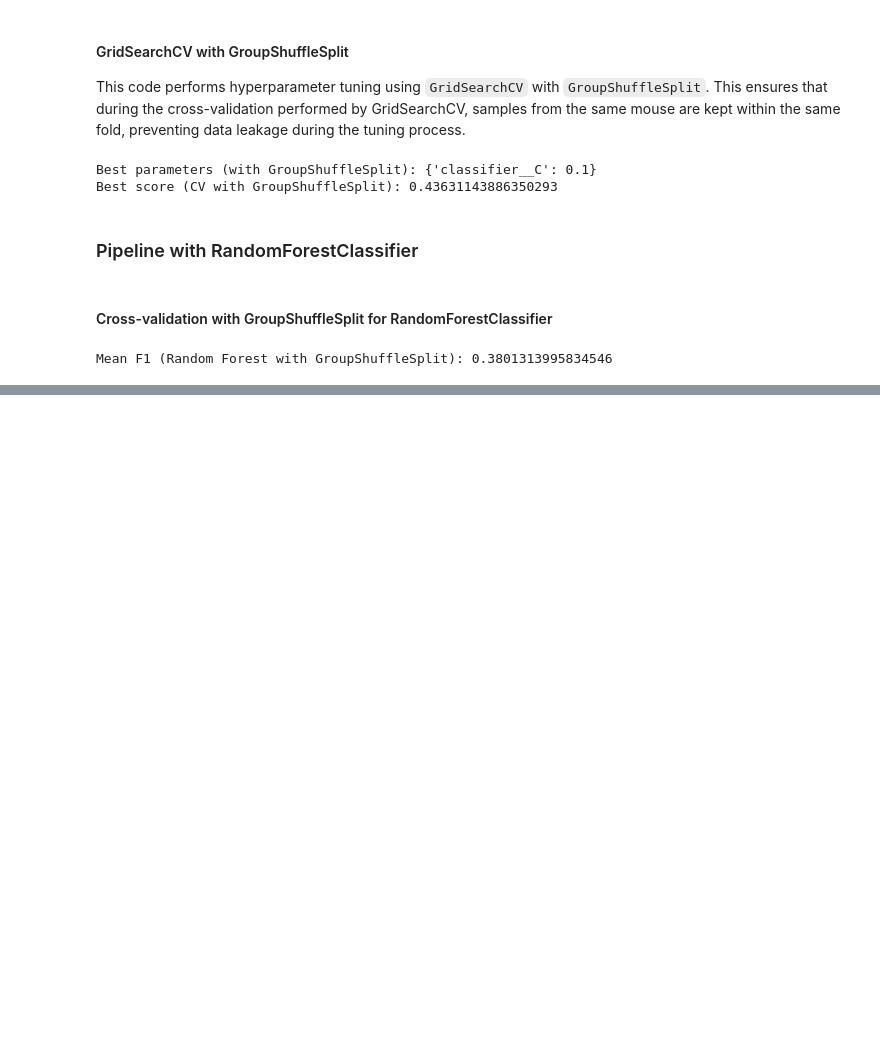
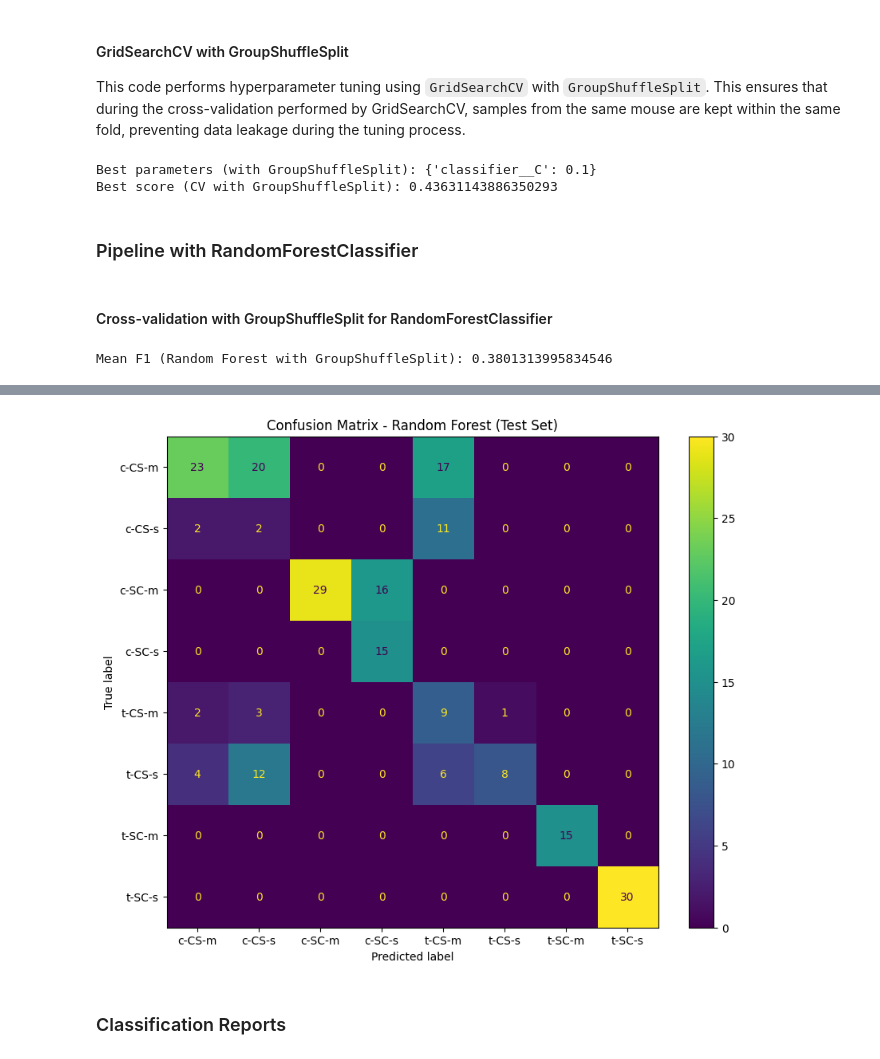
Before and after one commit to gusjoa/ML_medbioinfo, a Jupyter notebook: ML_medbioinfo.ipynb, the cells around one changed output, grey strips where cells are left out. Cells and saved outputs as stored; diff of their text form; code cells hidden in the pictures; blank space fills up the shorter version.

```diff
--- a/ML_medbioinfo.ipynb
+++ b/ML_medbioinfo.ipynb
@@ -612,0 +642,6 @@ KeyboardInterrupt:
+# %%
+# Get the best Random Forest model from RandomizedSearchCV
+best_rf_model = search_rf_grouped.best_estimator_
+
+# Make predictions on the test set
+y_pred_rf = best_rf_model.predict(X_test)
@@ -612,0 +659,10 @@ KeyboardInterrupt:
+# %%
+# Confusion Matrix for Random Forest
+fig, ax = plt.subplots(figsize=(10, 8))
+ConfusionMatrixDisplay.from_predictions(y_test, y_pred_rf, ax=ax)
+ax.set_title('Confusion Matrix - Random Forest (Test Set)')
+plt.show()
+# %% [output]
+[figure, added]
+# %% [markdown]
+### Classification Reports
```
Also changed, not shown: parts of 17 cells of this notebook.
